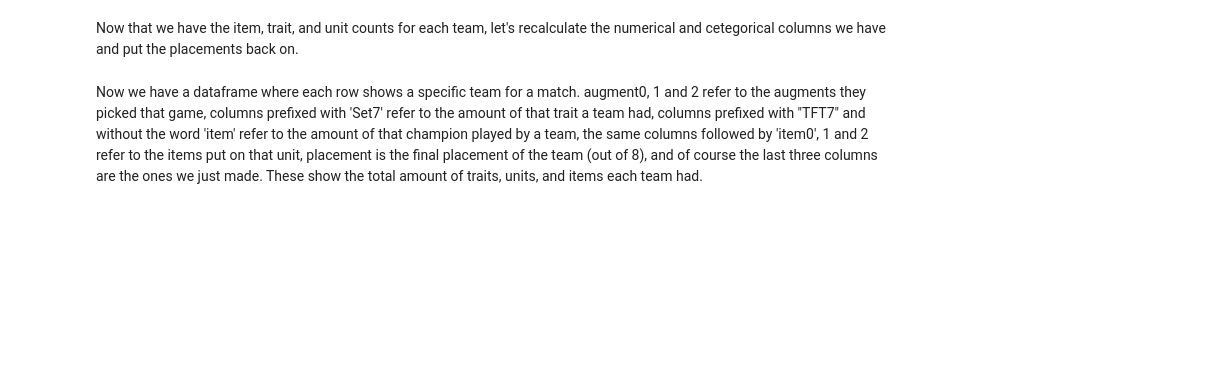
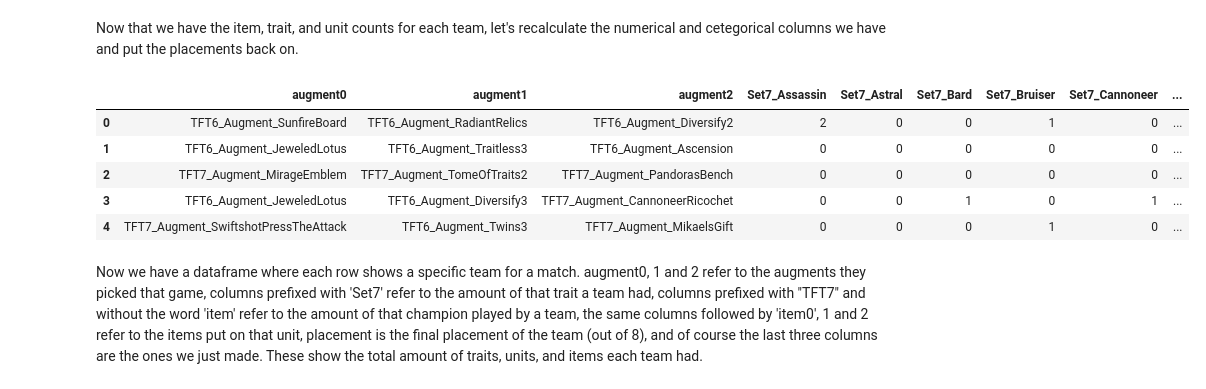
Before and after one commit to Skahan93/Skahan93.github.io, a Jupyter notebook: index.ipynb, the cells around one changed output. Cells and saved outputs as stored; diff of their text form; code cells hidden in the pictures; blank space fills up the shorter version.

```diff
--- a/index.ipynb
+++ b/index.ipynb
@@ -73,8 +99,16 @@ Now that we have the item, trait, and unit counts for each team, let's recalcula
 # %%
 num_cols = X.select_dtypes(include=np.number).columns.tolist()
 can_cols = X.select_dtypes(include=['object','category']).columns.tolist()
 X[num_cols] = X[num_cols].astype(np.int64)
 mdf= X.copy()
 mdf['placement'] = Y
+mdf.head()
+# %% [output]
+|  | augment0 | augment1 | augment2 | Set7_Assassin | Set7_Astral | Set7_Bard | Set7_Bruiser | Set7_Cannoneer | ... |
+| 0 | TFT6_Augment_SunfireBoard | TFT6_Augment_RadiantRelics | TFT6_Augment_Diversify2 | 2 | 0 | 0 | 1 | 0 | ... |
+| 1 | TFT6_Augment_JeweledLotus | TFT6_Augment_Traitless3 | TFT6_Augment_Ascension | 0 | 0 | 0 | 0 | 0 | ... |
+| 2 | TFT7_Augment_MirageEmblem | TFT7_Augment_TomeOfTraits2 | TFT7_Augment_PandorasBench | 0 | 0 | 0 | 0 | 0 | ... |
+| 3 | TFT6_Augment_JeweledLotus | TFT6_Augment_Diversify3 | TFT7_Augment_CannoneerRicochet | 0 | 0 | 1 | 0 | 1 | ... |
+| 4 | TFT7_Augment_SwiftshotPressTheAttack | TFT6_Augment_Twins3 | TFT7_Augment_MikaelsGift | 0 | 0 | 0 | 1 | 0 | ... |
 # %% [markdown]
 Now we have a dataframe where each row shows a specific team for a match. augment0, 1 and 2 refer to the augments they picked that game, columns prefixed with 'Set7' refer to the amount of that trait a team had, columns prefixed with "TFT7" and without the word 'item' refer to the amount of that champion played by a team, the same columns followed by 'item0', 1 and 2 refer to the items put on that unit, placement is the final placement of the team (out of 8), and of course the last three columns are the ones we just made. These show the total amount of traits, units, and items each team had.
```
Also changed, not shown: parts of 3 cells of this notebook.
